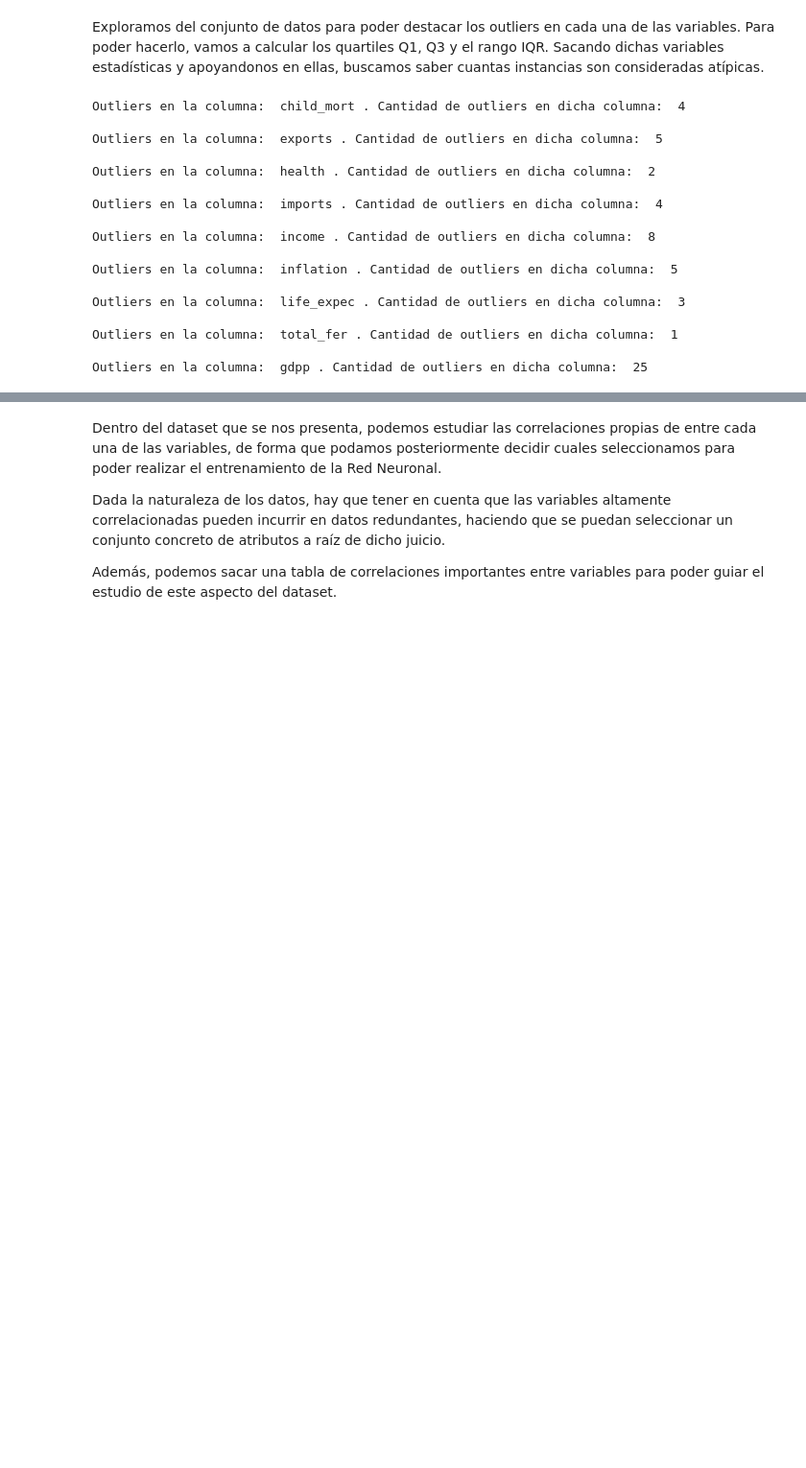
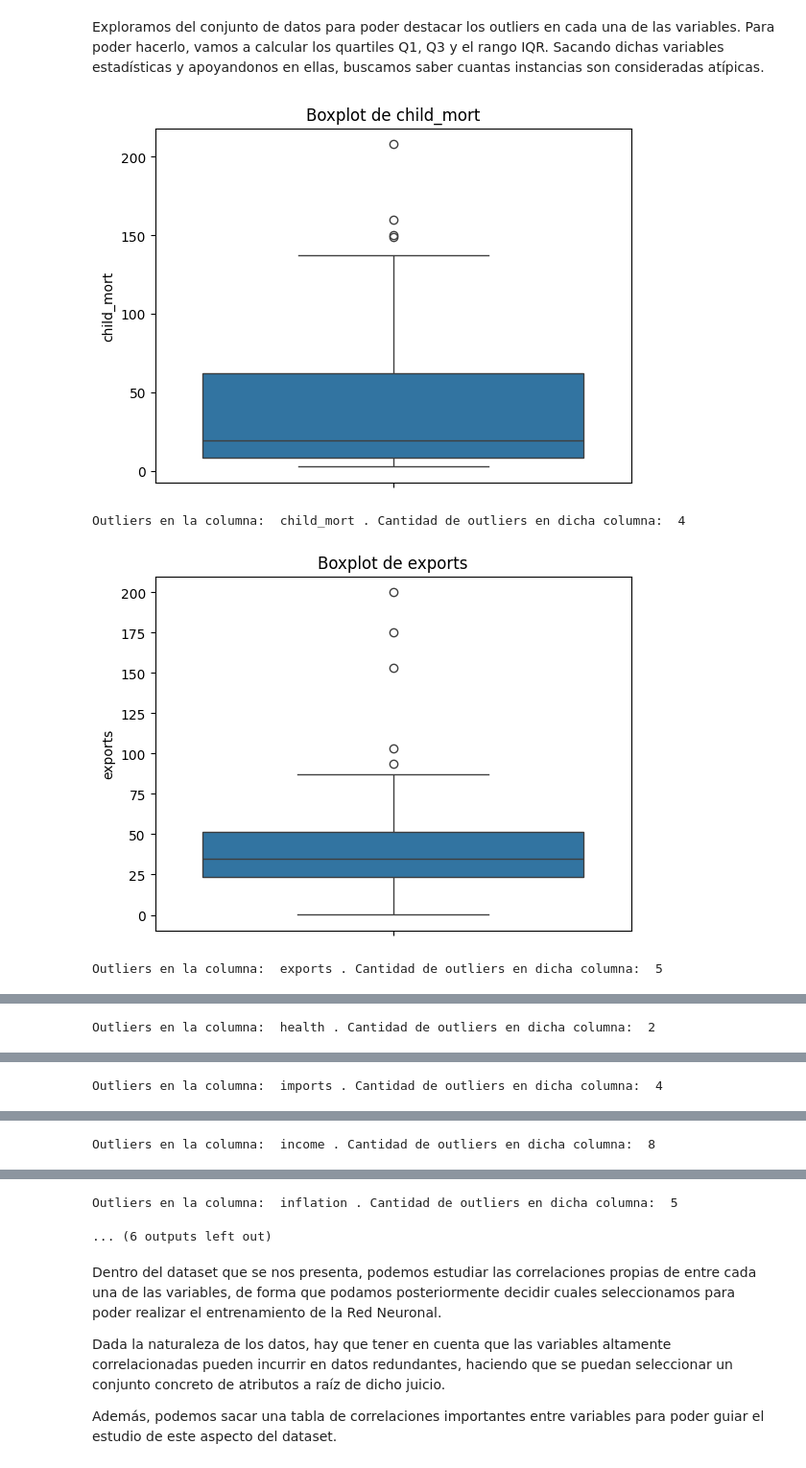
Before and after one commit to luis-sanchez-agulla/Grupo_3B_02_Mineros, a Jupyter notebook: PWI_Grupo2B.ipynb, the cells around one changed output, grey strips where cells are left out. Shown at 96% size. Drawn from its saved outputs; the diff is of its cells as text; code cells hidden in the pictures; blank space fills up the shorter version.

```diff
--- a/PWI_Grupo2B.ipynb
+++ b/PWI_Grupo2B.ipynb
@@ -128,30 +141,20 @@ Exploramos del conjunto de datos para poder destacar los outliers en cada una de
 # %%
 df_sin_country = df.drop('country', axis = 1)
 
 for col in df_sin_country:
   Q1 = df_sin_country[col].quantile(0.25)
   Q3 = df_sin_country[col].quantile(0.75)
   IQR = Q3 - Q1
   lower_bound = Q1 - 1.5 * IQR
   upper_bound = Q3 + 1.5 * IQR
   outliers = df_sin_country[(df_sin_country[col] < lower_bound) | (df_sin_country[col] > upper_bound)]
   contador_outliers = len(outliers)
+  sns.boxplot(df_sin_country[col])
+  plt.title(f'Boxplot de {col}')
+  plt.show()
   print("Outliers en la columna: ", col, ". Cantidad de outliers en dicha columna: ", contador_outliers, "\n")
 # %% [output]
+[figure, added]
 Outliers en la columna:  child_mort . Cantidad de outliers en dicha columna:  4
-
-Outliers en la columna:  exports . Cantidad de outliers en dicha columna:  5
-
-Outliers en la columna:  health . Cantidad de outliers en dicha columna:  2
-
-Outliers en la columna:  imports . Cantidad de outliers en dicha columna:  4
-
-Outliers en la columna:  income . Cantidad de outliers en dicha columna:  8
-
-Outliers en la columna:  inflation . Cantidad de outliers en dicha columna:  5
-
-Outliers en la columna:  life_expec . Cantidad de outliers en dicha columna:  3
-
-Outliers en la columna:  total_fer . Cantidad de outliers en dicha columna:  1
-
-Outliers en la columna:  gdpp . Cantidad de outliers en dicha columna:  25
+[figure, added]
+Outliers en la columna:  exports . Cantidad de outliers en dicha columna:  5
@@ -157,0 +162 @@ Outliers en la columna:  gdpp . Cantidad de outliers en dicha columna:  25
+Outliers en la columna:  health . Cantidad de outliers en dicha columna:  2
@@ -157,0 +164 @@ Outliers en la columna:  gdpp . Cantidad de outliers en dicha columna:  25
+Outliers en la columna:  imports . Cantidad de outliers en dicha columna:  4
@@ -157,0 +166 @@ Outliers en la columna:  gdpp . Cantidad de outliers en dicha columna:  25
+Outliers en la columna:  income . Cantidad de outliers en dicha columna:  8
@@ -158,3 +168,5 @@ Outliers en la columna:  gdpp . Cantidad de outliers en dicha columna:  25
+Outliers en la columna:  inflation . Cantidad de outliers en dicha columna:  5
+... (6 outputs left out)
 # %% [markdown]
 Dentro del dataset que se nos presenta, podemos estudiar las correlaciones propias de entre cada una de las variables, de forma que podamos posteriormente decidir cuales seleccionamos para poder realizar el entrenamiento de la Red Neuronal.
 
```
Also changed, not shown: parts of 6 cells of this notebook.
